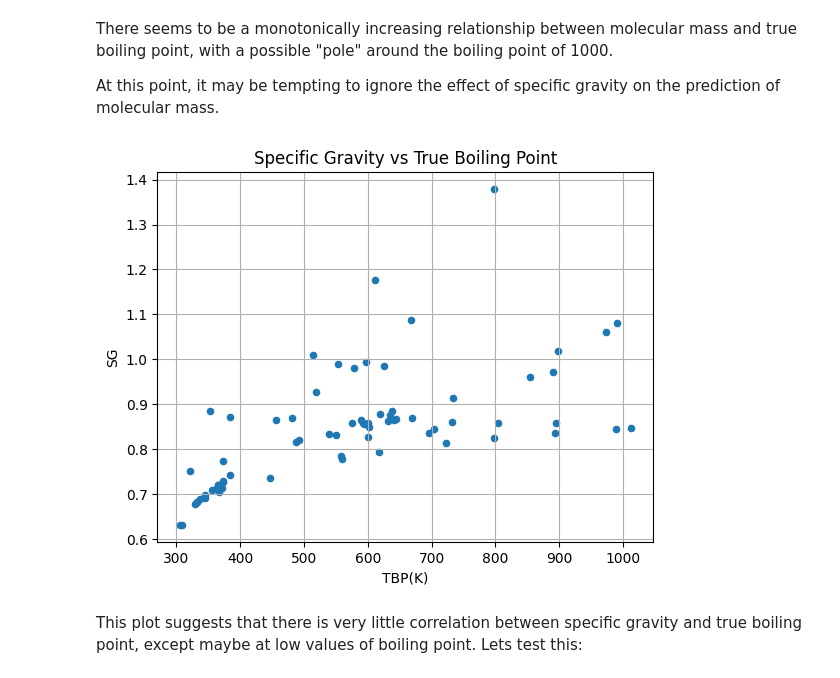
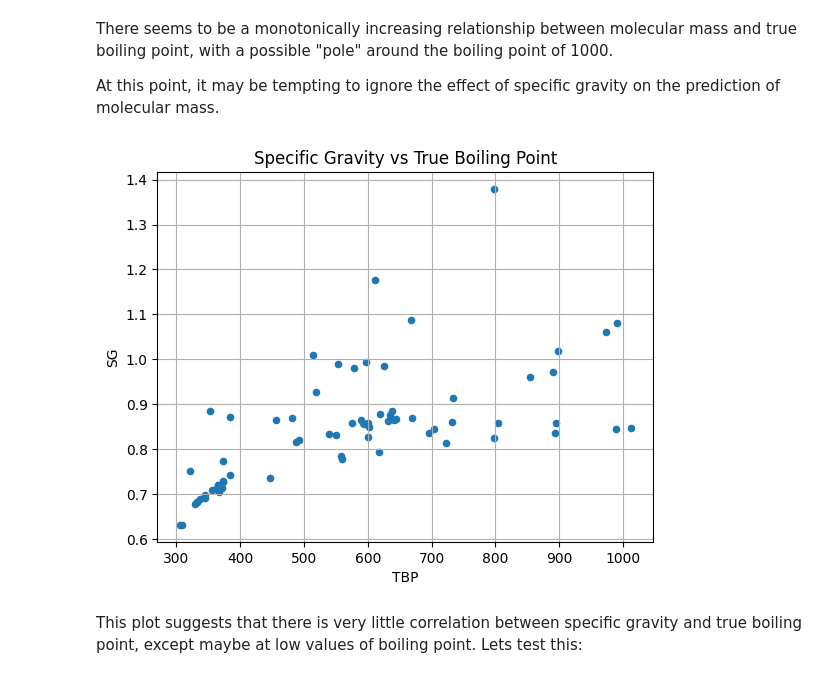
Before and after one commit to breranansi/IDC6940_RSH26, a Jupyter notebook: moleDataSet.ipynb, the cells around one changed output. Cells and saved outputs as stored; diff of their text form; code cells hidden in the pictures.

```diff
--- a/moleDataSet.ipynb
+++ b/moleDataSet.ipynb
@@ -55,12 +119,12 @@ There seems to be a monotonically increasing relationship between molecular mass
 
 At this point, it may be tempting to ignore the effect of specific gravity on the prediction of molecular mass.
 # %%
-df.plot(kind='scatter',x='TBP(K)',y='SG')
+df.plot(kind='scatter',x='TBP',y='SG')
 plt.title("Specific Gravity vs True Boiling Point")
 plt.grid()
 plt.show()
 # %% [output]
-[figure, old version]
+[figure, new version]
 # %% [markdown]
 This plot suggests that there is very little correlation between specific gravity and true boiling point, except maybe at low values of boiling point.  Lets test this:
 # %%
```
Also changed, not shown: parts of 17 cells of this notebook, 4 other files.
